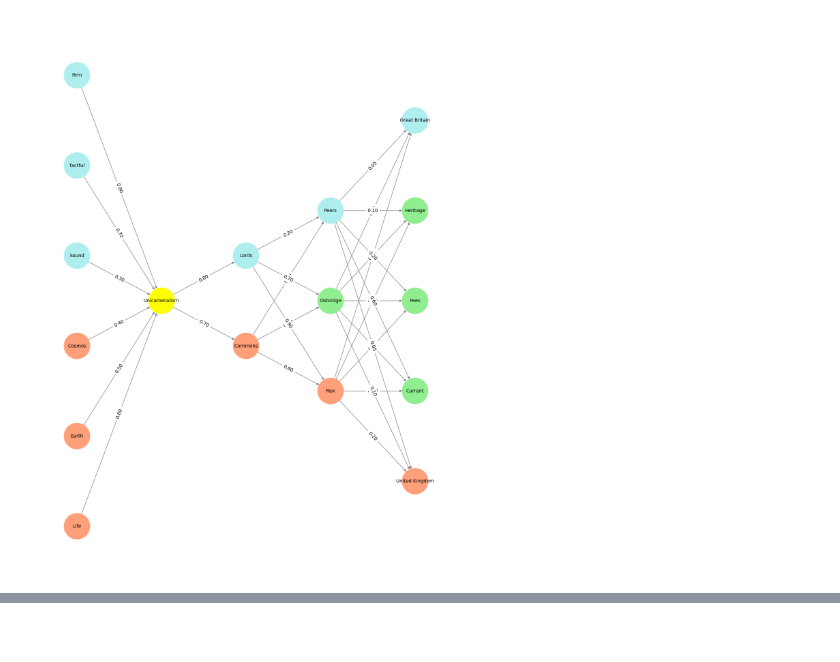
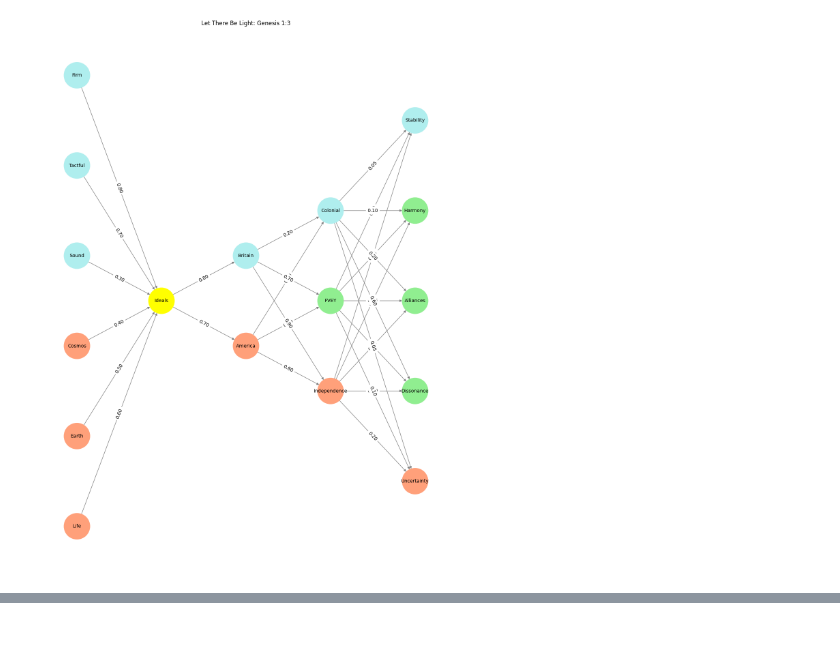
Before and after one commit to abikesa/schubert, a Jupyter notebook: kitabo/ensi/act3/part2/part2_2.ipynb, the cells around one changed output, grey strips where cells are left out. Drawn from its saved outputs; the diff is of its cells as text; code cells hidden in the pictures.

````diff
--- a/kitabo/ensi/act3/part2/part2_2.ipynb
+++ b/kitabo/ensi/act3/part2/part2_2.ipynb
@@ -56,14 +67,14 @@ import networkx as nx
 def define_layers():
     return {
         'Pre-Input': ['Life','Earth', 'Cosmos', 'Sound', 'Tactful', 'Firm', ],
-        'Yellowstone': ['Unicameralism'],
-        'Input': ['Commons', 'Lords'],
+        'Yellowstone': ['Ideals'],
+        'Input': ['America', 'Britain'],
         'Hidden': [
-            'Risk',
-            'Oxbridge',
-            'Peers',
+            'Independence',
+            'FVEY',
+            'Colonial',
         ],
-        'Output': ['United Kingdom', 'Current', 'Fees', 'Heritage', 'Great Britain',    ]
+        'Output': ['Uncertainty', 'Dissonance', 'Alliances', 'Harmony', 'Stability',    ]
     }
 
 # Define weights for the connections
@@ -91,25 +102,25 @@ def define_weights():
 
 # Assign colors to nodes
 def assign_colors(node, layer):
-    if node == 'Unicameralism':
+    if node == 'Ideals':
         return 'yellow'
     if layer == 'Pre-Input' and node in ['Sound', 'Tactful', 'Firm']:
         return 'paleturquoise'
-    elif layer == 'Input' and node == 'Lords':
+    elif layer == 'Input' and node == 'Britain':
         return 'paleturquoise'
     elif layer == 'Hidden':
-        if node == 'Peers':
+        if node == 'Colonial':
             return 'paleturquoise'
-        elif node == 'Oxbridge':
+        elif node == 'FVEY':
             return 'lightgreen'
-        elif node == 'Risk':
+        elif node == 'Independence':
             return 'lightsalmon'
     elif layer == 'Output':
-        if node == 'Great Britain':
+        if node == 'Stability':
             return 'paleturquoise'
-        elif node in ['Heritage', 'Fees', 'Current']:
+        elif node in ['Harmony', 'Alliances', 'Dissonance']:
             return 'lightgreen'
-        elif node == 'United Kingdom':
+        elif node == 'Uncertainty':
             return 'lightsalmon'
     return 'lightsalmon'  # Default color
 
@@ -145,35 +156,35 @@ def visualize_nn():
         for i, source in enumerate(layers[source_layer]):
             for j, target in enumerate(layers[target_layer]):
                 weight = weight_matrix[i, j]
                 G.add_edge(source, target, weight=weight)
 
     # Customize edge thickness for specific relationships
     edge_widths = []
     for u, v in G.edges():
         if u in layers['Hidden'] and v == 'Kapital':
             edge_widths.append(6)  # Highlight key edges
         else:
             edge_widths.append(1)
 
     # Draw the graph
     plt.figure(figsize=(12, 16))
     nx.draw(
         G, pos, with_labels=True, node_color=node_colors, edge_color='gray',
         node_size=3000, font_size=10, width=edge_widths
     )
     edge_labels = nx.get_edge_attributes(G, 'weight')
     nx.draw_networkx_edge_labels(G, pos, edge_labels={k: f'{v:.2f}' for k, v in edge_labels.items()})
-    plt.title(" ")
+    plt.title("Let There Be Light: Genesis 1:3")
 
     # Save the figure to a file
     # plt.savefig("figures/logo.png", format="png")
 
     plt.show()
 
 # Run the visualization
 visualize_nn()
 # %% [output]
-[figure, old version]
+[figure, new version]
 # %% [markdown]
 ```{figure} ../../figures/blanche.*
 ---
````
Also changed, not shown: parts of 2 cells of this notebook, 13 other files.
